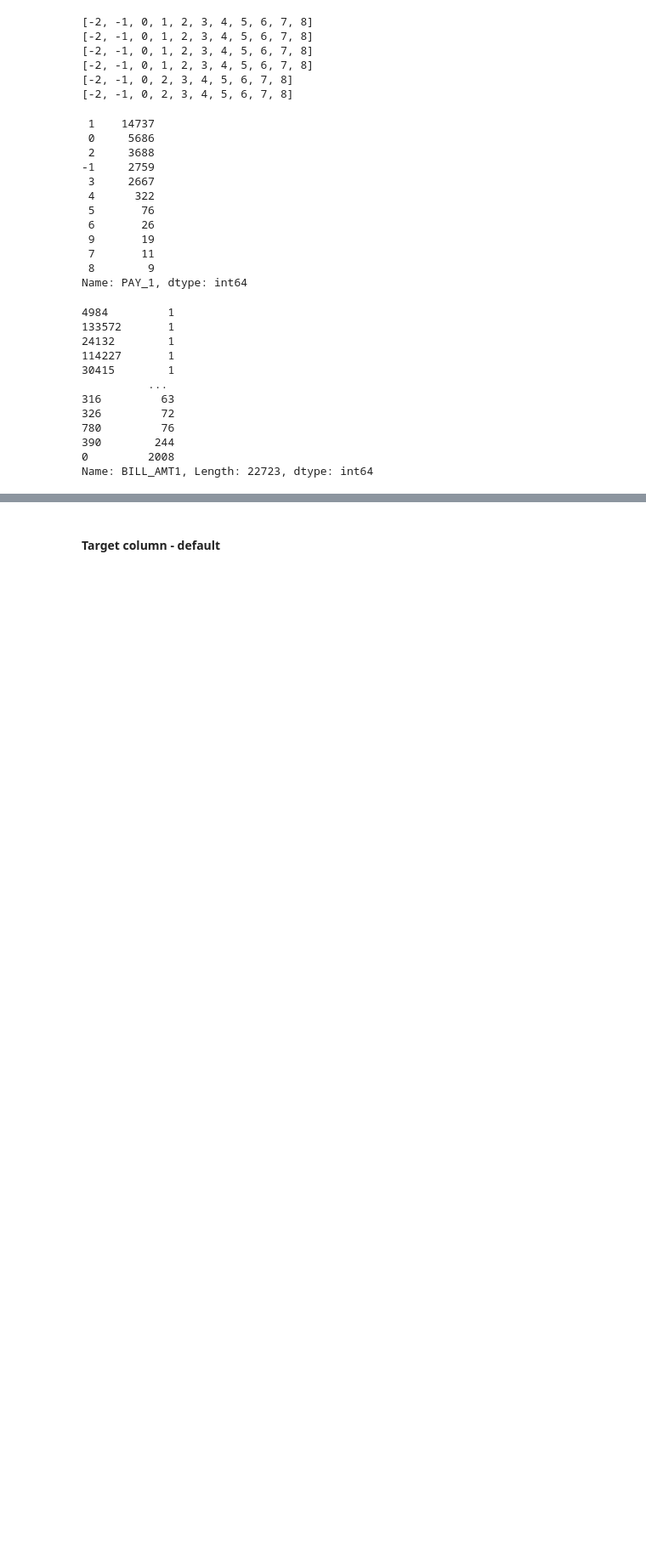
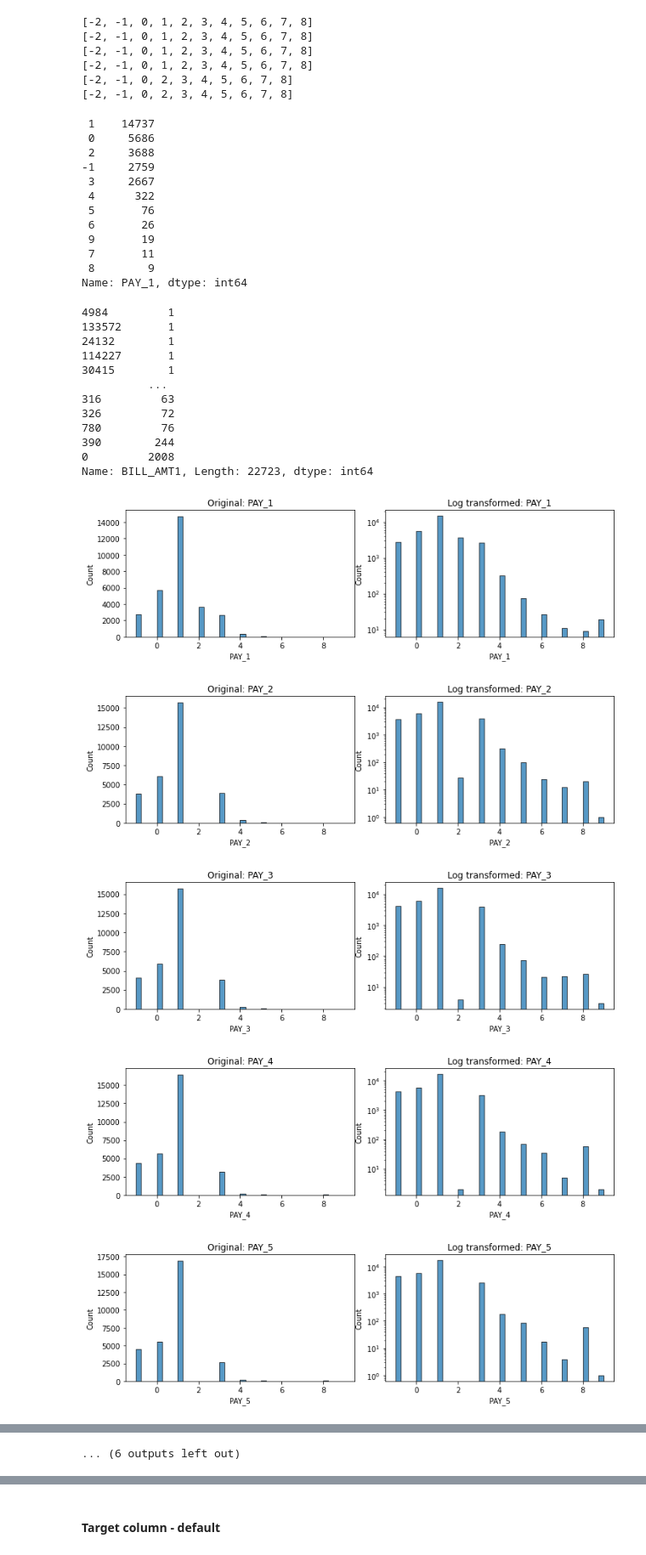
Before and after one commit to apayal/capstone_project, a Jupyter notebook: _notebooks/2022-07-01-eda.ipynb, the cells around one changed output, grey strips where cells are left out. Shown at 85% size. Drawn from its saved outputs; the diff is of its cells as text; code cells hidden in the pictures; blank space fills up the shorter version.

```diff
--- a/_notebooks/2022-07-01-eda.ipynb
+++ b/_notebooks/2022-07-01-eda.ipynb
@@ -529,18 +554,24 @@ credit_df['BILL_AMT1'].value_counts().sort_values()
 Name: BILL_AMT1, Length: 22723, dtype: int64
 # %%
 #idk if this works
-for col in credit_df_clean.columns[4:20]:
-    plt.subplots(1, 2, figsize = (8, 3))
+for col in credit_df_clean.columns[4:22]:
+    plt.subplots(1, 2, figsize = (10, 3))
     plt.tight_layout()
 
     plt.subplot(1, 2, 1)
     plt.title(f'Original: {col}')
     sns.histplot(credit_df_clean[col], bins = 40)
 
     plt.subplot(1, 2, 2)
     plt.title(f'Log transformed: {col}')
     sns.histplot(credit_df_clean[col], bins = 40)
     plt.yscale('log')
 
 
     plt.show()
+# %% [output]
+[figure, added]
+[figure, added]
+[figure, added]
+[figure, added]
+[figure, added]
@@ -546,0 +585 @@ for col in credit_df_clean.columns[4:20]:
+... (6 outputs left out)
```
Also changed, not shown: parts of 10 cells of this notebook.
